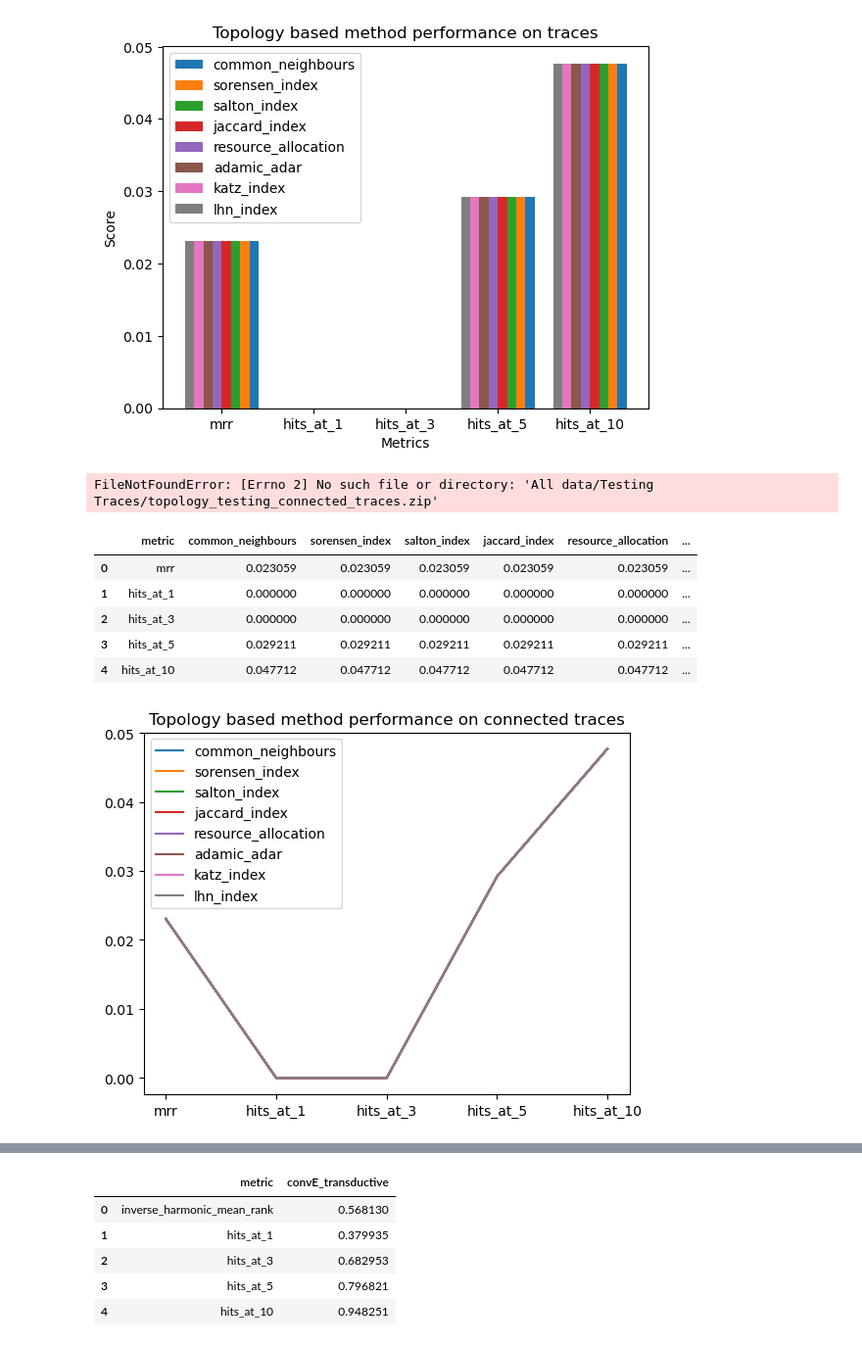
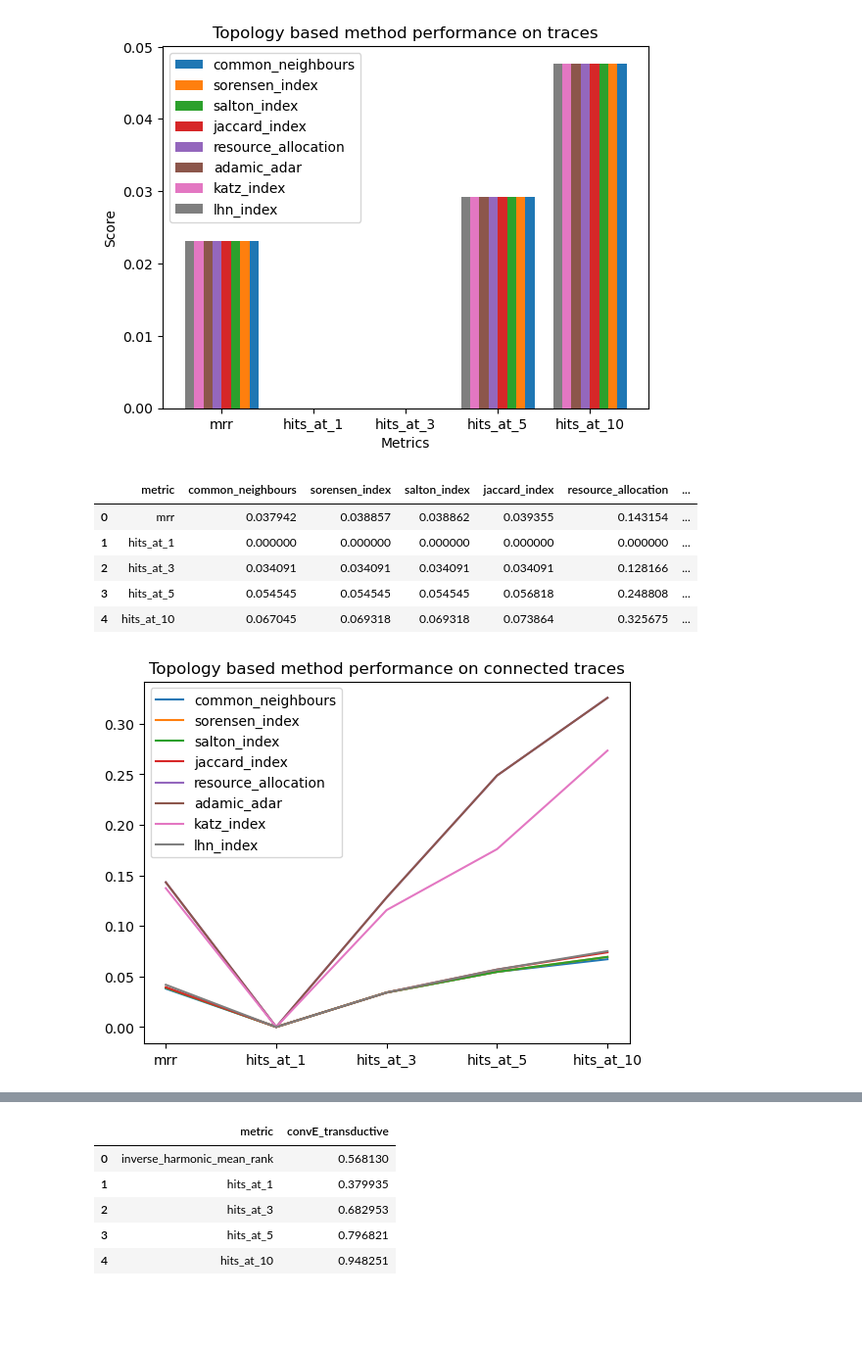
Before and after one commit to GianlucaRub/Master-Thesis, a Jupyter notebook: Training and Testing/Gianluca - Results Visualization Alibaba.ipynb, the cells around one changed output, grey strips where cells are left out. Shown at 98% size. Drawn from its saved outputs; the diff is of its cells as text; code cells hidden in the pictures; blank space fills up the shorter version.

```diff
--- a/Training and Testing/Gianluca - Results Visualization Alibaba.ipynb
+++ b/Training and Testing/Gianluca - Results Visualization Alibaba.ipynb
@@ -54,14 +54,3 @@ plt.legend()
 plt.show()
 # %% [output]
 [figure]
-# %%
-
-# specify the path to the zip file and the destination directory for the unzipped files
-zip_file_path = "All data/Testing Traces/topology_testing_connected_traces.zip"
-extract_dir = "All data/Testing Traces/topology_testing_connected_traces"
-
-# create a ZipFile object and extract all files to the destination directory
-with zipfile.ZipFile(zip_file_path, 'r') as zip_ref:
-    zip_ref.extractall(extract_dir)
-# %% [output]
-FileNotFoundError: [Errno 2] No such file or directory: 'All data/Testing Traces/topology_testing_connected_traces.zip'
@@ -68,13 +66,13 @@ FileNotFoundError: [Errno 2] No such file or directory: 'All data/Testing Traces
 # %%
-topology_connected_df = pd.read_csv("All data/Testing Traces/topology_testing_traces/topology_testing_traces/mean_trace_test_max.csv")
+topology_connected_df = pd.read_csv("All data/Testing Traces/topology_connected_testing_traces/topology_connected_testing_traces/mean_trace_test_max.csv")
 topology_connected_df
 # %% [output]
 |  | metric | common_neighbours | sorensen_index | salton_index | jaccard_index | resource_allocation | ... |
-| 0 | mrr | 0.023059 | 0.023059 | 0.023059 | 0.023059 | 0.023059 | ... |
+| 0 | mrr | 0.037942 | 0.038857 | 0.038862 | 0.039355 | 0.143154 | ... |
 | 1 | hits_at_1 | 0.000000 | 0.000000 | 0.000000 | 0.000000 | 0.000000 | ... |
-| 2 | hits_at_3 | 0.000000 | 0.000000 | 0.000000 | 0.000000 | 0.000000 | ... |
-| 3 | hits_at_5 | 0.029211 | 0.029211 | 0.029211 | 0.029211 | 0.029211 | ... |
-| 4 | hits_at_10 | 0.047712 | 0.047712 | 0.047712 | 0.047712 | 0.047712 | ... |
+| 2 | hits_at_3 | 0.034091 | 0.034091 | 0.034091 | 0.034091 | 0.128166 | ... |
+| 3 | hits_at_5 | 0.054545 | 0.054545 | 0.054545 | 0.056818 | 0.248808 | ... |
+| 4 | hits_at_10 | 0.067045 | 0.069318 | 0.069318 | 0.073864 | 0.325675 | ... |
 # %%
 topology_connected_df.plot()
 x_values = topology_connected_df['metric']
@@ -82,7 +80,7 @@ plt.xticks(np.arange(0,5), x_values)
 plt.title("Topology based method performance on connected traces")
 plt.show()
 # %% [output]
-[figure, old version]
+[figure, new version]
 # %%
 X_axis = np.arange(len(topology_connected_df))+0.35
 metrics = list(topology_connected_df)[1:]
```
Also changed, not shown: parts of 7 cells of this notebook.
